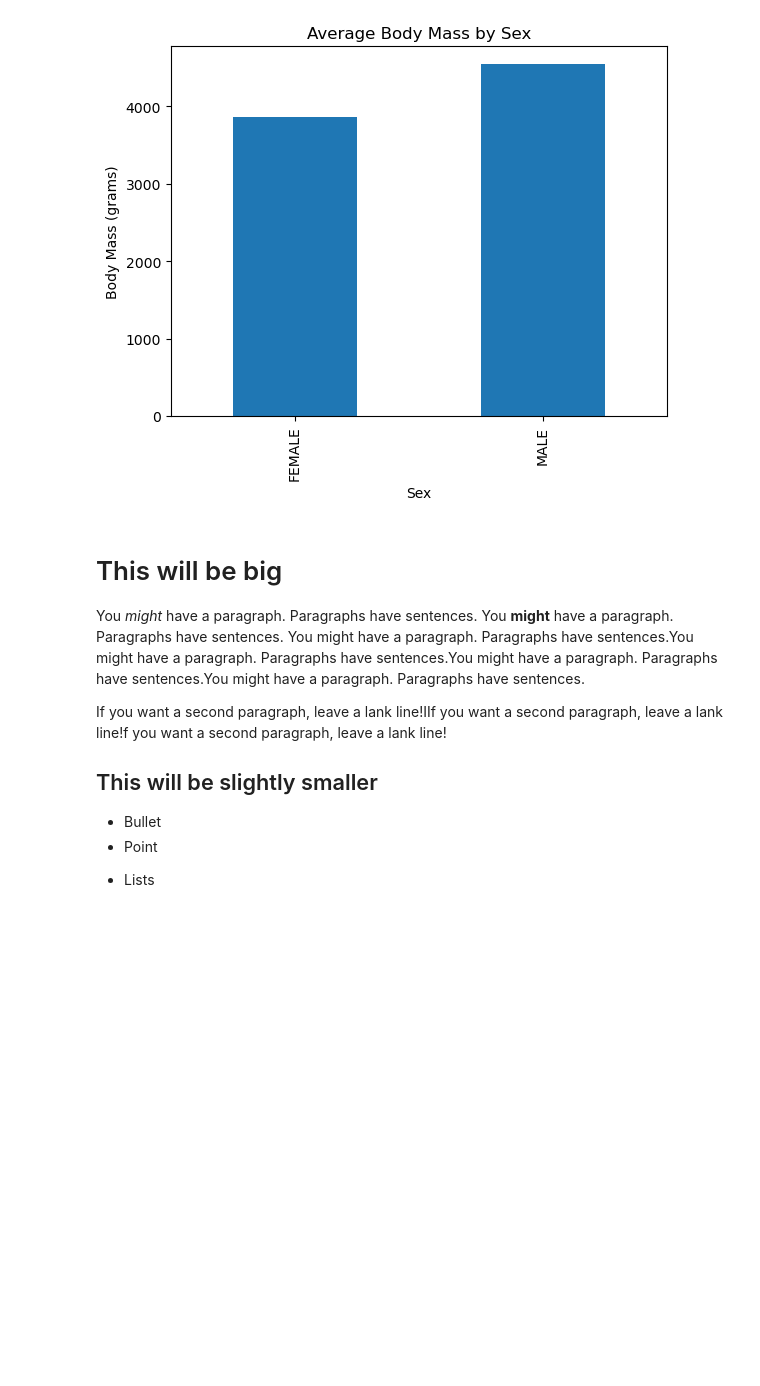
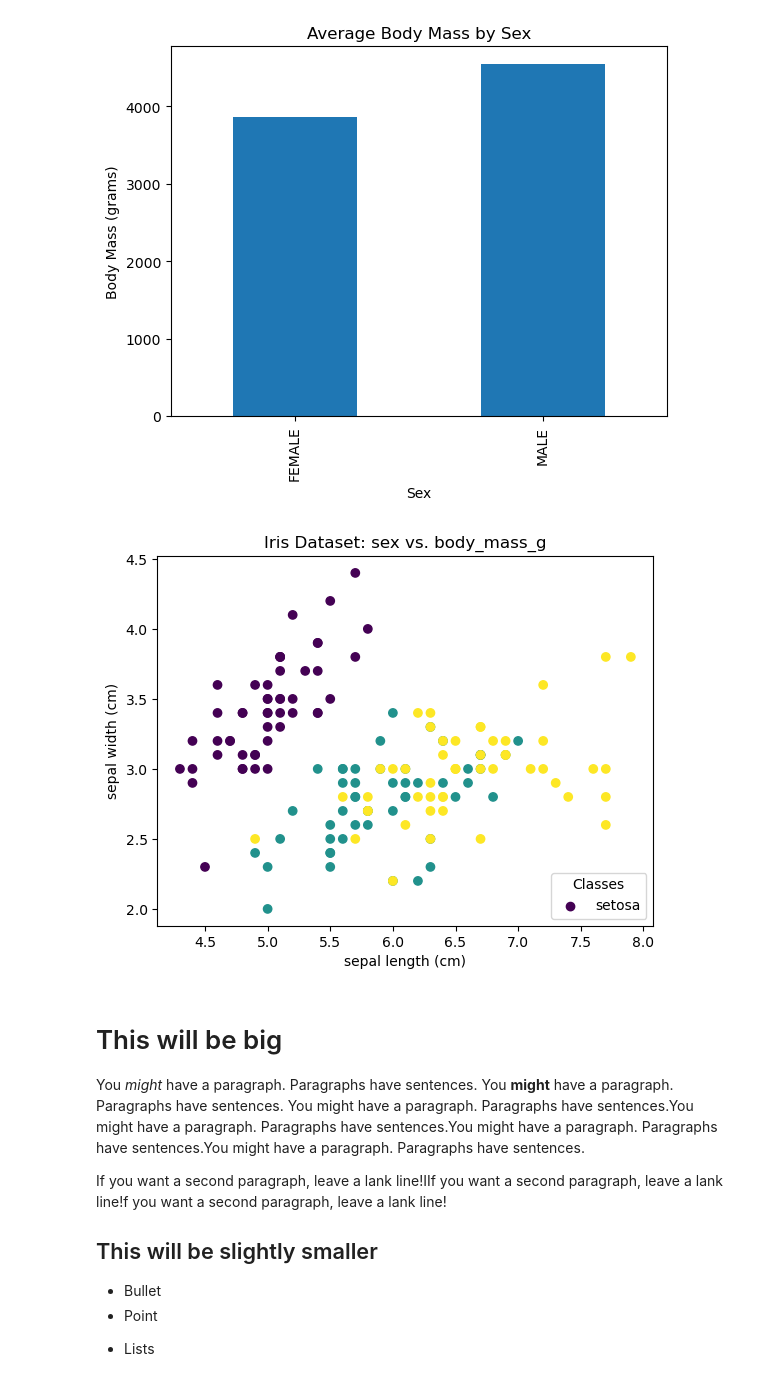
Before and after one commit to IanaraFer/classproject, a Jupyter notebook: penguins.ipynb, the cells around one changed output. Saved outputs shown, nothing was run; the diff lists cells and outputs as text; code cells hidden in the pictures; blank space fills up the shorter version.

```diff
--- a/penguins.ipynb
+++ b/penguins.ipynb
@@ -199,6 +237,22 @@ plt.ylabel('Body Mass (grams)')
 plt.show()
 # %% [output]
 [figure]
+# %%
+from sklearn.datasets import load_iris
+import matplotlib.pyplot as plt
+
+# Load the Iris dataset
+iris = load_iris()
+
+# Create a scatter plot
+plt.scatter(iris.data[:, 0], iris.data[:, 1], c=iris.target)
+plt.xlabel(iris.feature_names[0])
+plt.ylabel(iris.feature_names[1])
+plt.title("Iris Dataset: sex vs. body_mass_g")
+plt.legend(iris.target_names, loc="lower right", title="Classes")
+plt.show()
+# %% [output]
+[figure, added]
 # %% [markdown]
 # This will be big
 
```
Also changed, not shown: parts of 7 cells of this notebook.
